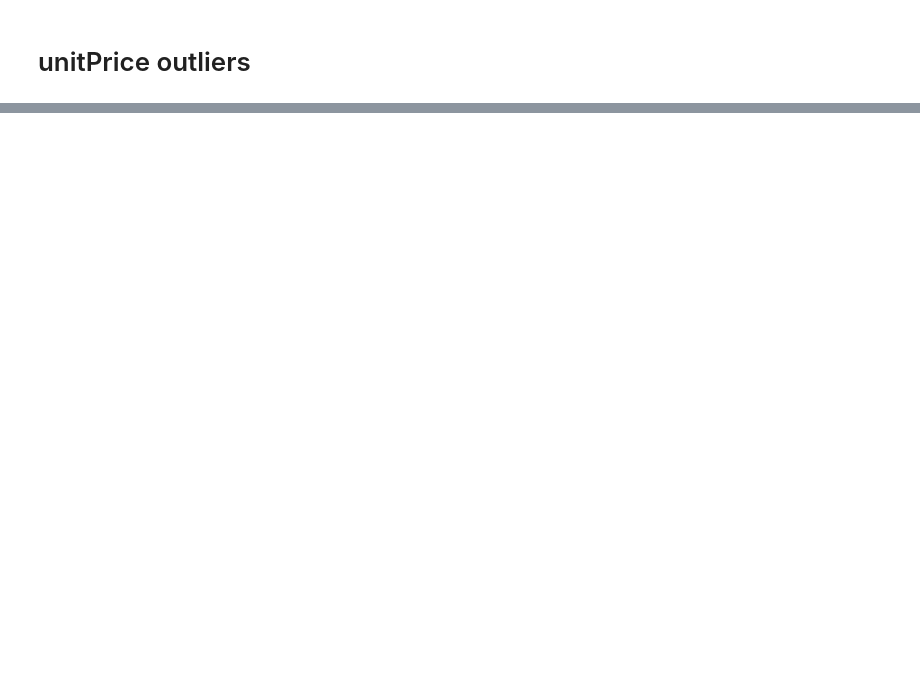
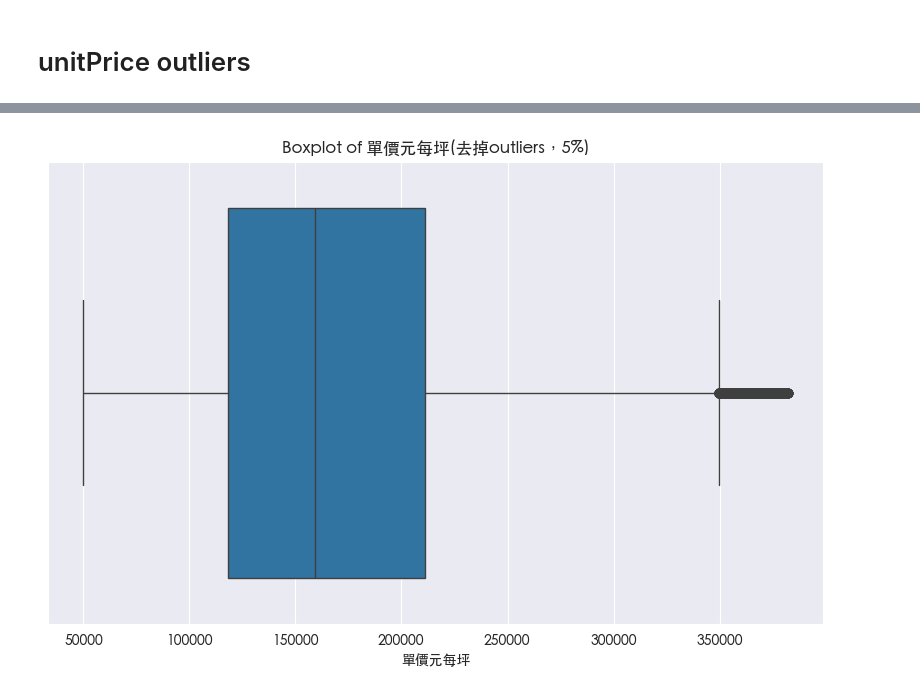
Before and after one commit to BDSE35/house, a Jupyter notebook: preprocessing/mining_5_percent.ipynb, the cells around one changed output, grey strips where cells are left out. Saved outputs shown, nothing was run; the diff lists cells and outputs as text; code cells hidden in the pictures; blank space fills up the shorter version.

```diff
--- a/preprocessing/mining_5_percent.ipynb
+++ b/preprocessing/mining_5_percent.ipynb
@@ -301,0 +113,7 @@ df_columns_cleaned.to_csv('/Volumes/Debbie 1T/BDSE35-1_Final Project_2/data/實
+# %%
+plt.figure(figsize=(10, 6))
+sns.boxplot(x=df_cleaned_unitPrice['單價元每坪'])
+plt.title('Boxplot of 單價元每坪(去掉outliers，5%)')
+plt.show()
+# %% [output]
+[figure, added]
```
Also changed, not shown: parts of 57 cells of this notebook, 2 other files.
